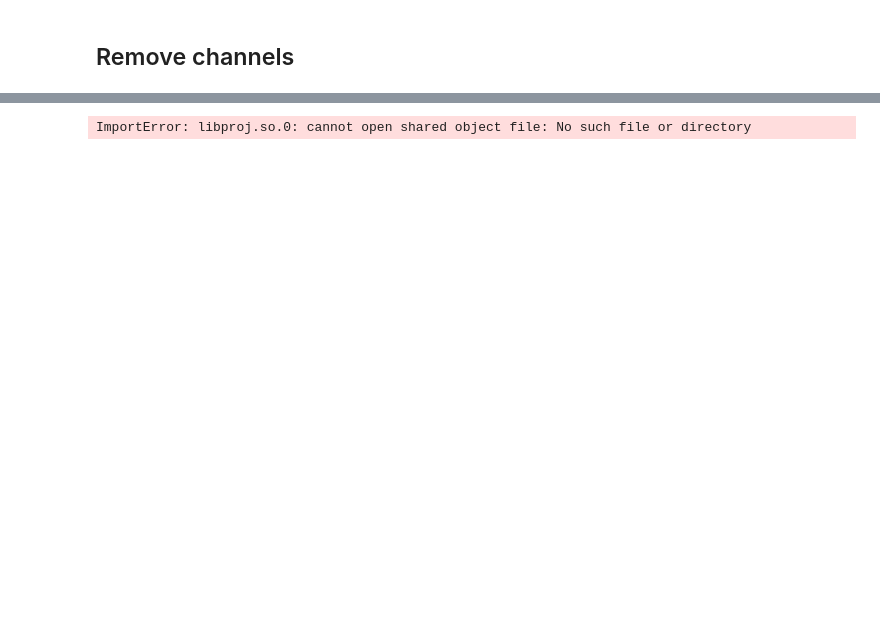
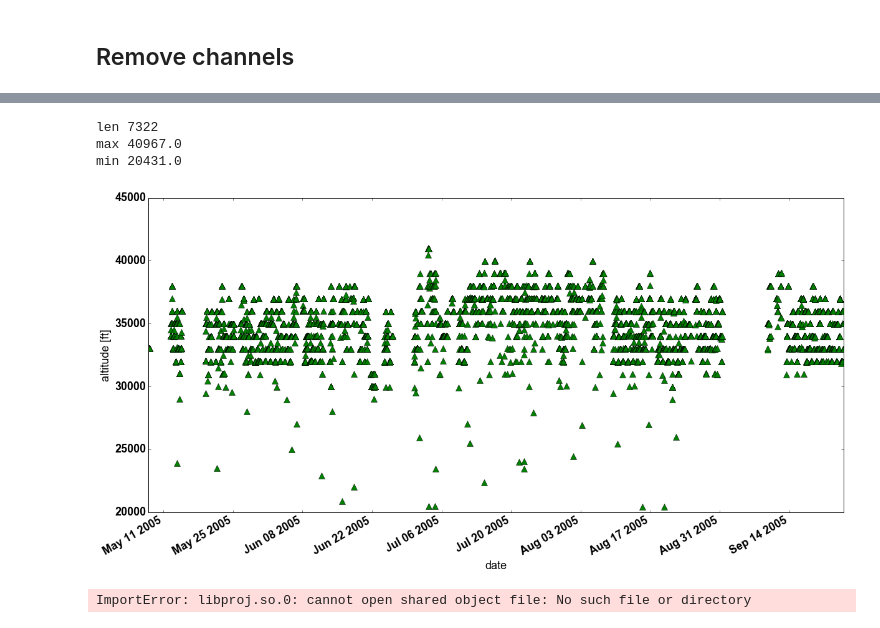
Before and after one commit to ODZ-UJF-AV-CR/FD, a Jupyter notebook: FD_analyse.ipynb, the cells around one changed output, grey strips where cells are left out. Saved outputs shown, nothing was run; the diff lists cells and outputs as text; code cells hidden in the pictures; blank space fills up the shorter version.

```diff
--- a/FD_analyse.ipynb
+++ b/FD_analyse.ipynb
@@ -142,3 +132,19 @@ df['H'].plot(figsize=(20,10), marker='o')
+# %%
+plt.figure(figsize=(20, 10))
+dfOUT = dfSi[dfSi.alt>=0]
+dfOUT = dfOUT[dfOUT.alt<=60030]
+#plt.ylim([34900,35050])
+plt.ylabel('altitude [ft]')
+dfOUT['alt'].plot(marker='^', color='green',linestyle='None', markersize=10)
+print 'len', len(dfOUT)
+print 'max', dfOUT['alt'].max()
+print 'min', dfOUT['alt'].min()
+dfOUT.to_csv('Liulin_NM_xxft.csv')
+# %% [output]
+len 7322
+max 40967.0
+min 20431.0
+[figure, added]
 # %%
 # MAP
 
```
Also changed, not shown: parts of 5 cells of this notebook.
